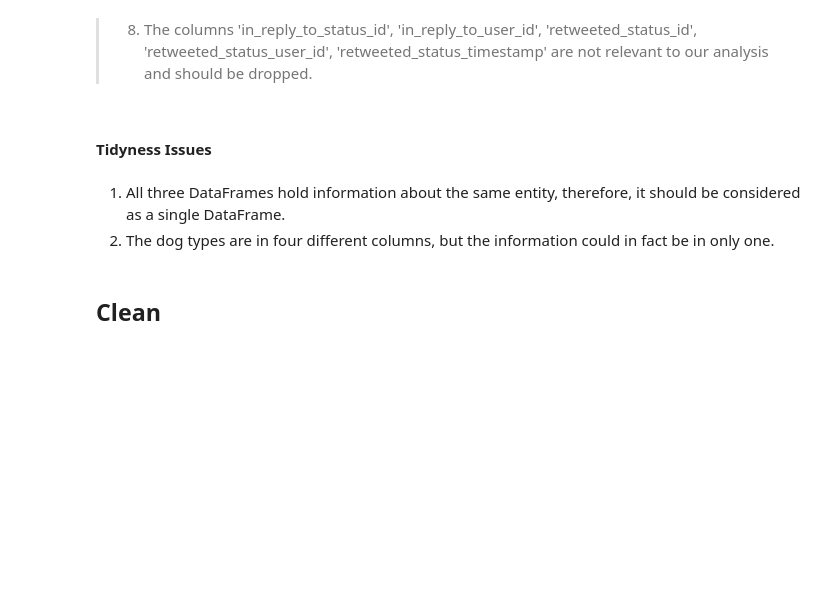
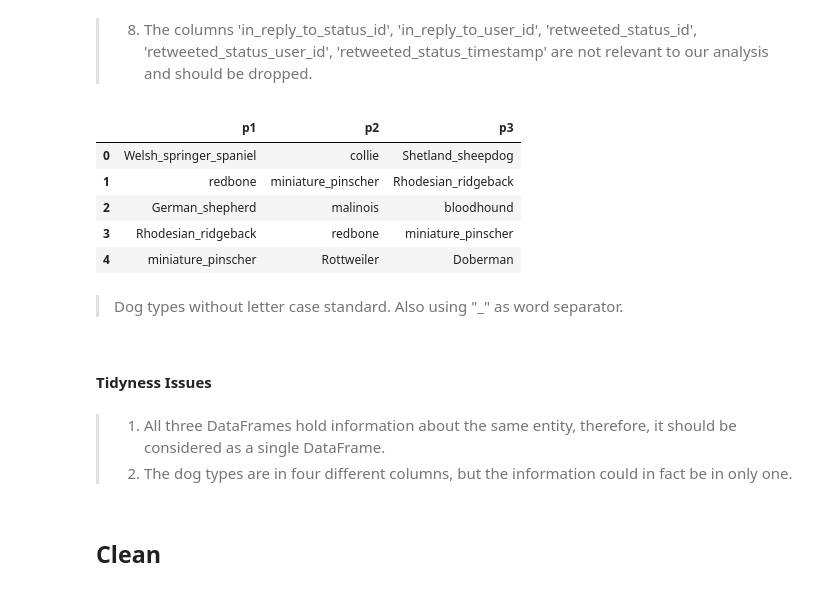
Before and after one commit to thiagofuruchima/we_rate_dogs, a Jupyter notebook: wrangle_act.ipynb, the cells around one changed output. Saved outputs shown, nothing was run; the diff lists cells and outputs as text; code cells hidden in the pictures; blank space fills up the shorter version.

```diff
--- a/wrangle_act.ipynb
+++ b/wrangle_act.ipynb
@@ -283,10 +279,21 @@ df.head()
 # %% [markdown]
 > 8. The columns 'in_reply_to_status_id', 'in_reply_to_user_id', 'retweeted_status_id',	'retweeted_status_user_id', 'retweeted_status_timestamp' are not relevant to our analysis and should be dropped.
+# %%
+df_image_predictions[['p1', 'p2', 'p3']].head()
+# %% [output]
+|  | p1 | p2 | p3 |
+| 0 | Welsh_springer_spaniel | collie | Shetland_sheepdog |
+| 1 | redbone | miniature_pinscher | Rhodesian_ridgeback |
+| 2 | German_shepherd | malinois | bloodhound |
+| 3 | Rhodesian_ridgeback | redbone | miniature_pinscher |
+| 4 | miniature_pinscher | Rottweiler | Doberman |
+# %% [markdown]
+> Dog types without letter case standard. Also using "_" as word separator.
 # %% [markdown]
 #### Tidyness Issues
 # %% [markdown]
-1. All three DataFrames hold information about the same entity, therefore, it should be considered as a single DataFrame.
-2. The dog types are in four different columns, but the information could in fact be in only one.
+> 1. All three DataFrames hold information about the same entity, therefore, it should be considered as a single DataFrame.
+> 2. The dog types are in four different columns, but the information could in fact be in only one.
 # %% [markdown]
 ## Clean
 # %%
```
Also changed, not shown: parts of 27 cells of this notebook, 2 other files.
